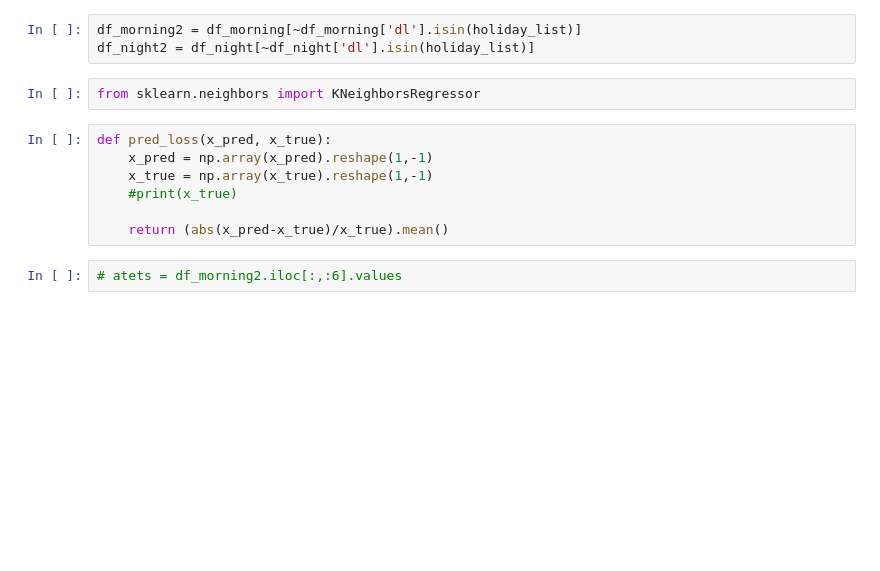
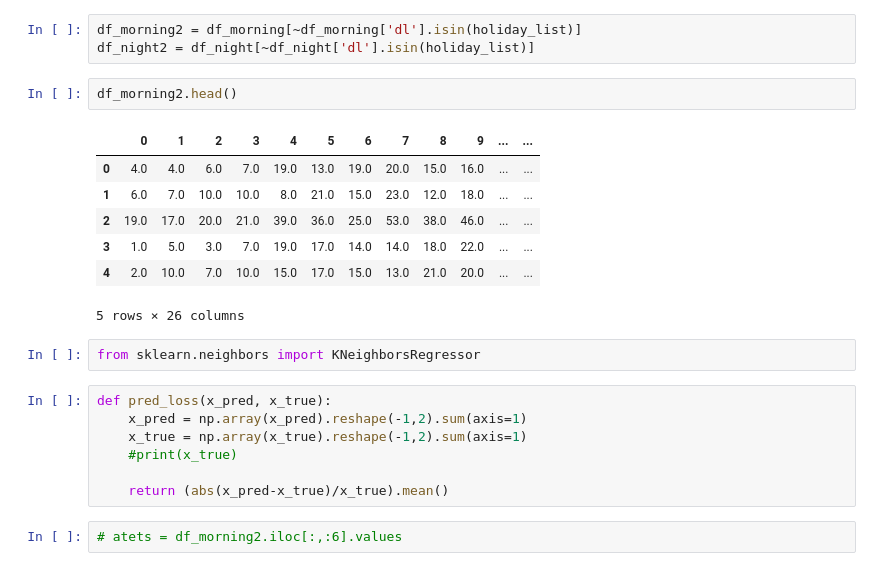
Before and after one commit to Ann16253470/KDD_CUP2017, a Jupyter notebook: volume prediction new.ipynb, the cells around one changed output. Drawn from its saved outputs; the diff is of its cells as text; blank space fills up the shorter version.

```diff
--- a/volume prediction new.ipynb
+++ b/volume prediction new.ipynb
@@ -210,12 +273,22 @@ for i in range(delta.days + 1):
 # %%
 df_morning2 = df_morning[~df_morning['dl'].isin(holiday_list)]
 df_night2 = df_night[~df_night['dl'].isin(holiday_list)]
+# %%
+df_morning2.head()
+# %% [output]
+|  | 0 | 1 | 2 | 3 | 4 | 5 | 6 | 7 | 8 | 9 | ... | ... |
+| 0 | 4.0 | 4.0 | 6.0 | 7.0 | 19.0 | 13.0 | 19.0 | 20.0 | 15.0 | 16.0 | ... | ... |
+| 1 | 6.0 | 7.0 | 10.0 | 10.0 | 8.0 | 21.0 | 15.0 | 23.0 | 12.0 | 18.0 | ... | ... |
+| 2 | 19.0 | 17.0 | 20.0 | 21.0 | 39.0 | 36.0 | 25.0 | 53.0 | 38.0 | 46.0 | ... | ... |
+| 3 | 1.0 | 5.0 | 3.0 | 7.0 | 19.0 | 17.0 | 14.0 | 14.0 | 18.0 | 22.0 | ... | ... |
+| 4 | 2.0 | 10.0 | 7.0 | 10.0 | 15.0 | 17.0 | 15.0 | 13.0 | 21.0 | 20.0 | ... | ... |
+5 rows × 26 columns
 # %%
 from sklearn.neighbors import KNeighborsRegressor
 # %%
 def pred_loss(x_pred, x_true):
-    x_pred = np.array(x_pred).reshape(1,-1)
-    x_true = np.array(x_true).reshape(1,-1)
+    x_pred = np.array(x_pred).reshape(-1,2).sum(axis=1)
+    x_true = np.array(x_true).reshape(-1,2).sum(axis=1)
     #print(x_true)
 
     return (abs(x_pred-x_true)/x_true).mean()
```
Also changed, not shown: parts of 30 cells of this notebook, 1 other file.
